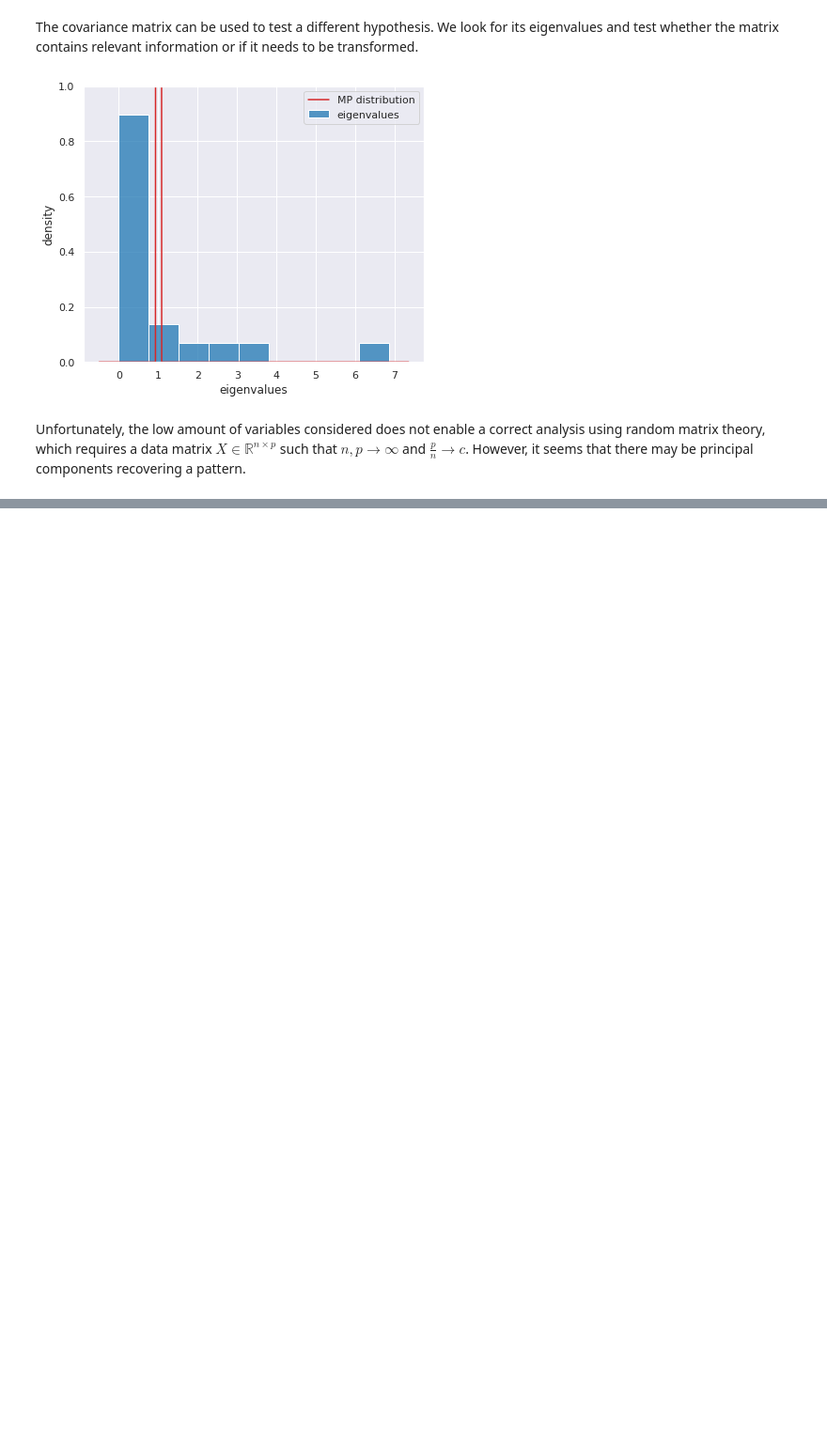
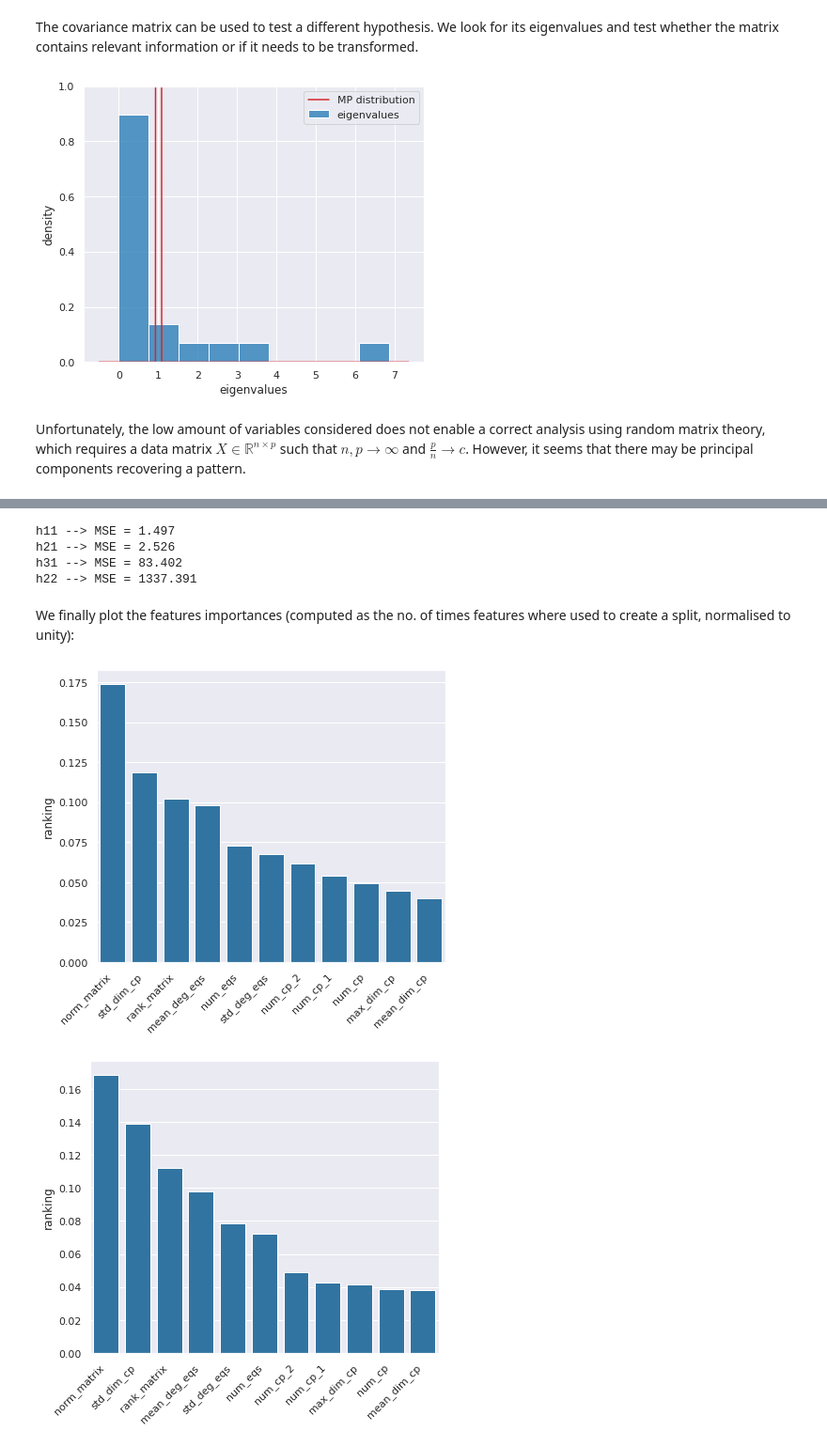
Before and after one commit to thesfinox/ml-cicy-4folds, a Jupyter notebook: 02_eda.ipynb, the cells around one changed output, grey strips where cells are left out. Shown at 94% size. Cells and saved outputs as stored; diff of their text form; code cells hidden in the pictures; blank space fills up the shorter version.

```diff
--- a/02_eda.ipynb
+++ b/02_eda.ipynb
@@ -107,7 +109,15 @@ binwidth = {'h11': 1, 'h21': 1, 'h31': 10, 'h22': 45}
 
 for lab, bw in binwidth.items():
 
-    df.eda.histplot(series=lab, binwidth=bw, xlabel=to_tex(lab), ylabel='count', logscale=(False,True), save=True, name=lab + '_distrib', ctx=ctx)
+    df.eda.histplot(series=lab,
+                    binwidth=bw,
+                    xlabel=to_tex(lab),
+                    ylabel='count',
+                    logscale=(False,True),
+                    save=True,
+                    name=lab + '_distrib',
+                    ctx=ctx
+                   )
 # %% [output]
 [figure]
 [figure]
@@ -294,0 +310,34 @@ However, it seems that there may be principal components recovering a pattern.
+# %%
+ranker = {lab: VarRank(learning_rate=0.01,
+                       num_leaves=50,
+                       max_depth=-1,
+                       lambda_l1=1.0e-4,
+                       lambda_l2=1.0e-3,
+                       ctx=ctx
+                      ).fit(X_train.drop(columns='euler'),
+                            y_train[lab],
+                            boost_rounds=7500
+                           )
+          for lab in ['h11', 'h21', 'h31', 'h22']
+         }
+# %%
+ranker_ev = {lab: ranker.evaluate(X_test.drop(columns='euler'),
+                                  y_test[lab]
+                                 )
+             for lab, ranker in ranker.items()
+            }
+for lab, ev in ranker_ev.items():
+    print(f'{lab} --> MSE = {ev:.3f}')
+# %% [output]
+h11 --> MSE = 1.497
+h21 --> MSE = 2.526
+h31 --> MSE = 83.402
+h22 --> MSE = 1337.391
+# %% [markdown]
+We finally plot the features importances (computed as the no. of times features where used to create a split, normalised to unity):
+# %%
+for lab in ['h11', 'h21', 'h31', 'h22']:
+    ranker[lab].plot_importance(head=10, name=lab + '_feat_imp', save=True, ctx=ctx)
+# %% [output]
+[figure, added]
+[figure, added]
```
Also changed, not shown: parts of 7 cells of this notebook, 2 other files.
